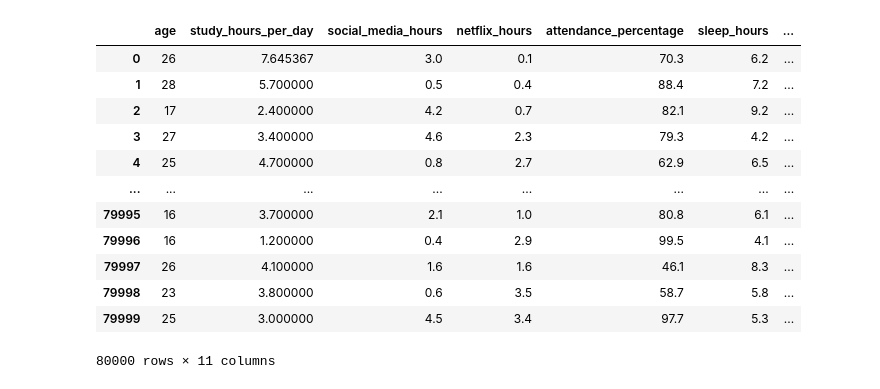
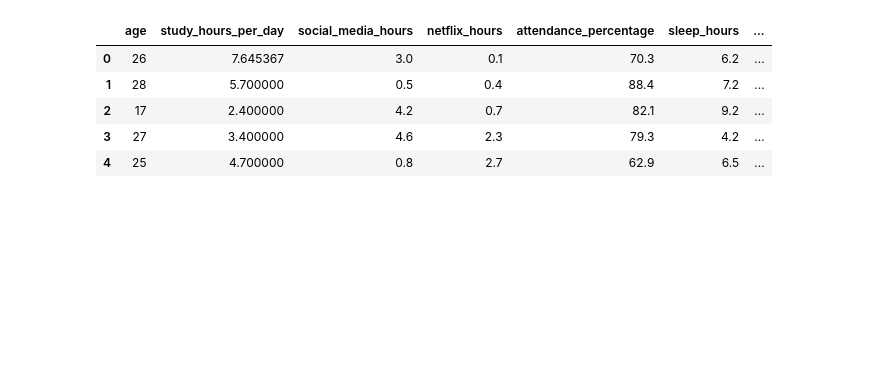
Before and after one commit to ddnzallyy/Random-Forest-ML, a Jupyter notebook: RF-StudentPerformance.ipynb, the cells around one changed output. Drawn from its saved outputs; the diff is of its cells as text; code cells hidden in the pictures; blank space fills up the shorter version.

```diff
--- a/RF-StudentPerformance.ipynb
+++ b/RF-StudentPerformance.ipynb
@@ -9,21 +9,14 @@ import numpy as np
 # %%
 # Imort and clean data
 df = pd.read_csv("students_performance.csv")
 df = df.dropna()
 df = df.iloc[:, [1, 4, 5, 6, 8, 9, 11, 14, 16, 18, 30]]
 
-df
+df.head()
 # %% [output]
 |  | age | study_hours_per_day | social_media_hours | netflix_hours | attendance_percentage | sleep_hours | ... |
 | 0 | 26 | 7.645367 | 3.0 | 0.1 | 70.3 | 6.2 | ... |
 | 1 | 28 | 5.700000 | 0.5 | 0.4 | 88.4 | 7.2 | ... |
 | 2 | 17 | 2.400000 | 4.2 | 0.7 | 82.1 | 9.2 | ... |
 | 3 | 27 | 3.400000 | 4.6 | 2.3 | 79.3 | 4.2 | ... |
 | 4 | 25 | 4.700000 | 0.8 | 2.7 | 62.9 | 6.5 | ... |
-| ... | ... | ... | ... | ... | ... | ... | ... |
-| 79995 | 16 | 3.700000 | 2.1 | 1.0 | 80.8 | 6.1 | ... |
-| 79996 | 16 | 1.200000 | 0.4 | 2.9 | 99.5 | 4.1 | ... |
-| 79997 | 26 | 4.100000 | 1.6 | 1.6 | 46.1 | 8.3 | ... |
-| 79998 | 23 | 3.800000 | 0.6 | 3.5 | 58.7 | 5.8 | ... |
-| 79999 | 25 | 3.000000 | 4.5 | 3.4 | 97.7 | 5.3 | ... |
-80000 rows × 11 columns
```
Also changed, not shown: parts of 6 cells of this notebook.
